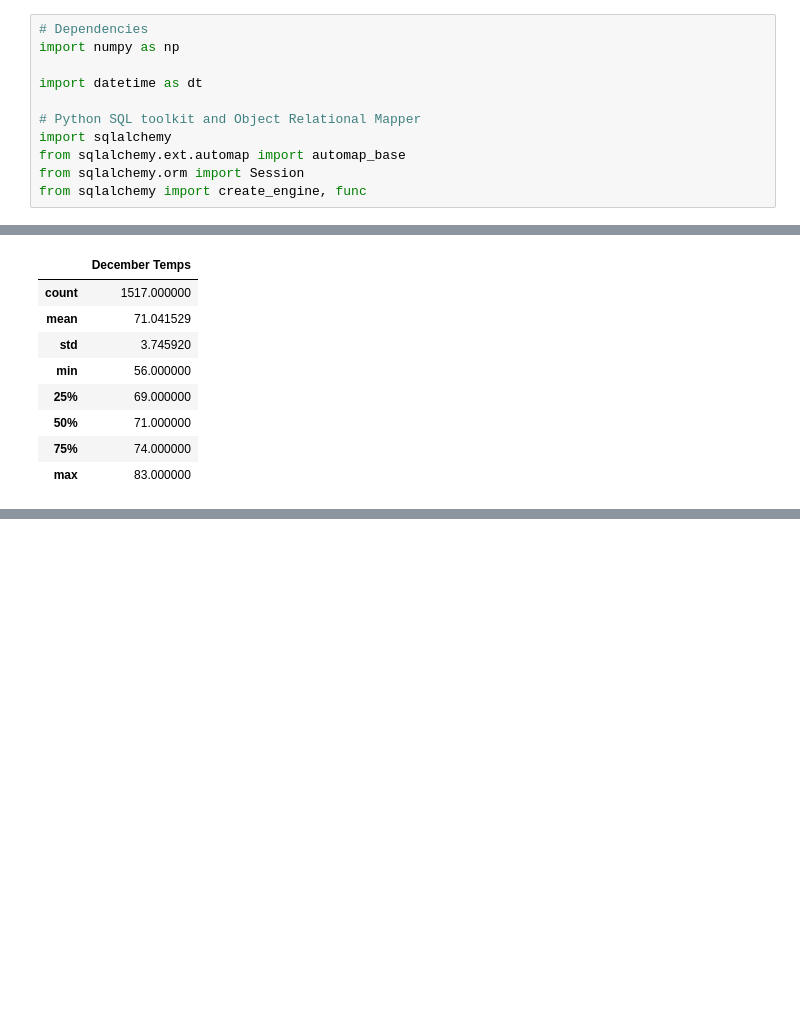
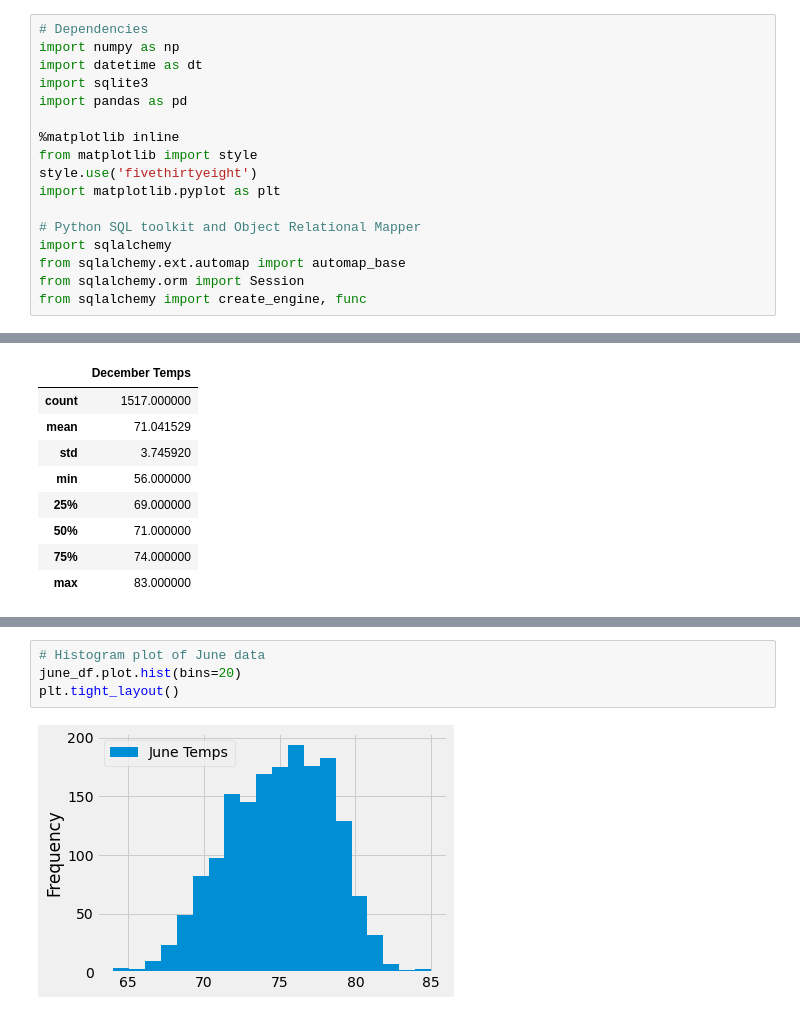
Before and after one commit to Peteresis/surfs_up, a Jupyter notebook: SurfsUp_Challenge.ipynb, the cells around one changed output, grey strips where cells are left out. Cells and saved outputs as stored; diff of their text form; blank space fills up the shorter version.

```diff
--- a/SurfsUp_Challenge.ipynb
+++ b/SurfsUp_Challenge.ipynb
@@ -1,8 +1,14 @@
 # %%
 # Dependencies
 import numpy as np
+import datetime as dt
+import sqlite3
+import pandas as pd
 
-import datetime as dt
+%matplotlib inline
+from matplotlib import style
+style.use('fivethirtyeight')
+import matplotlib.pyplot as plt
 
 # Python SQL toolkit and Object Relational Mapper
 import sqlalchemy
@@ -183,0 +202,6 @@ december_df.describe()
+# %%
+# Histogram plot of June data
+june_df.plot.hist(bins=20)
+plt.tight_layout()
+# %% [output]
+[figure, added]
```
Also changed, not shown: parts of 13 cells of this notebook.
